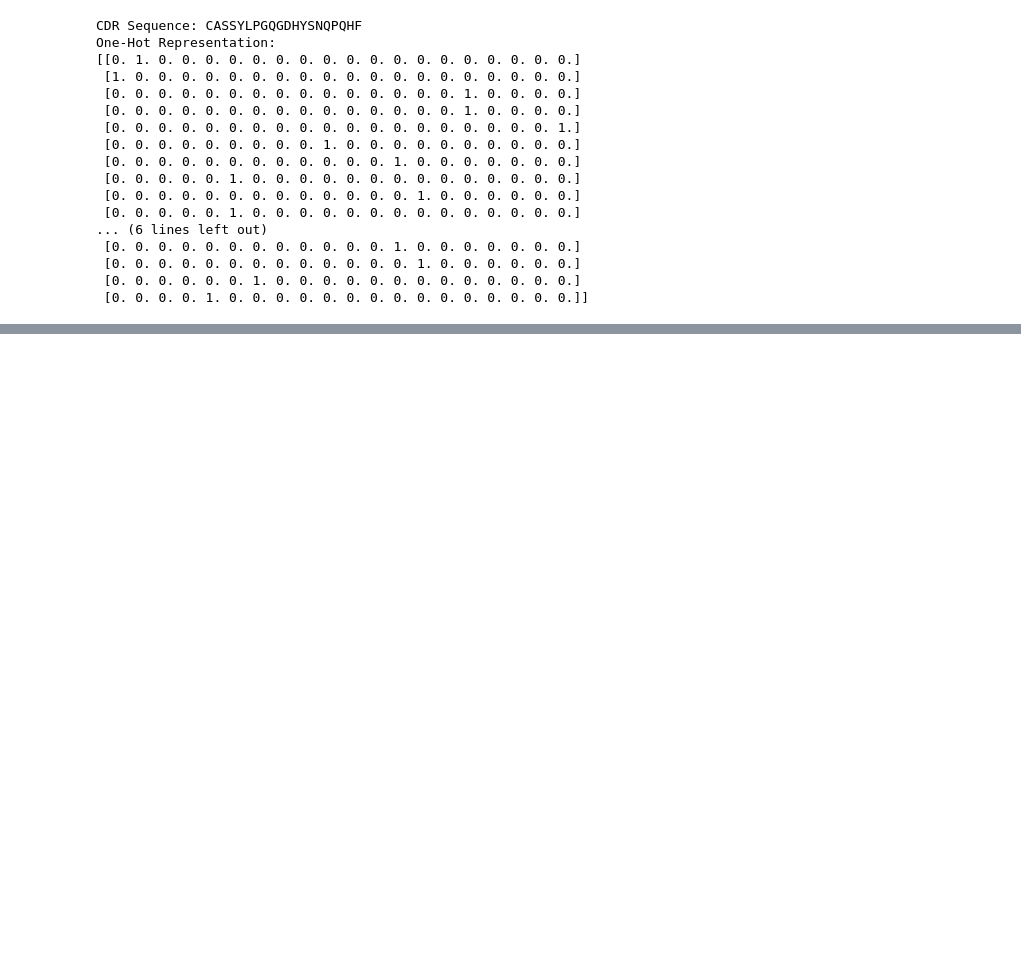
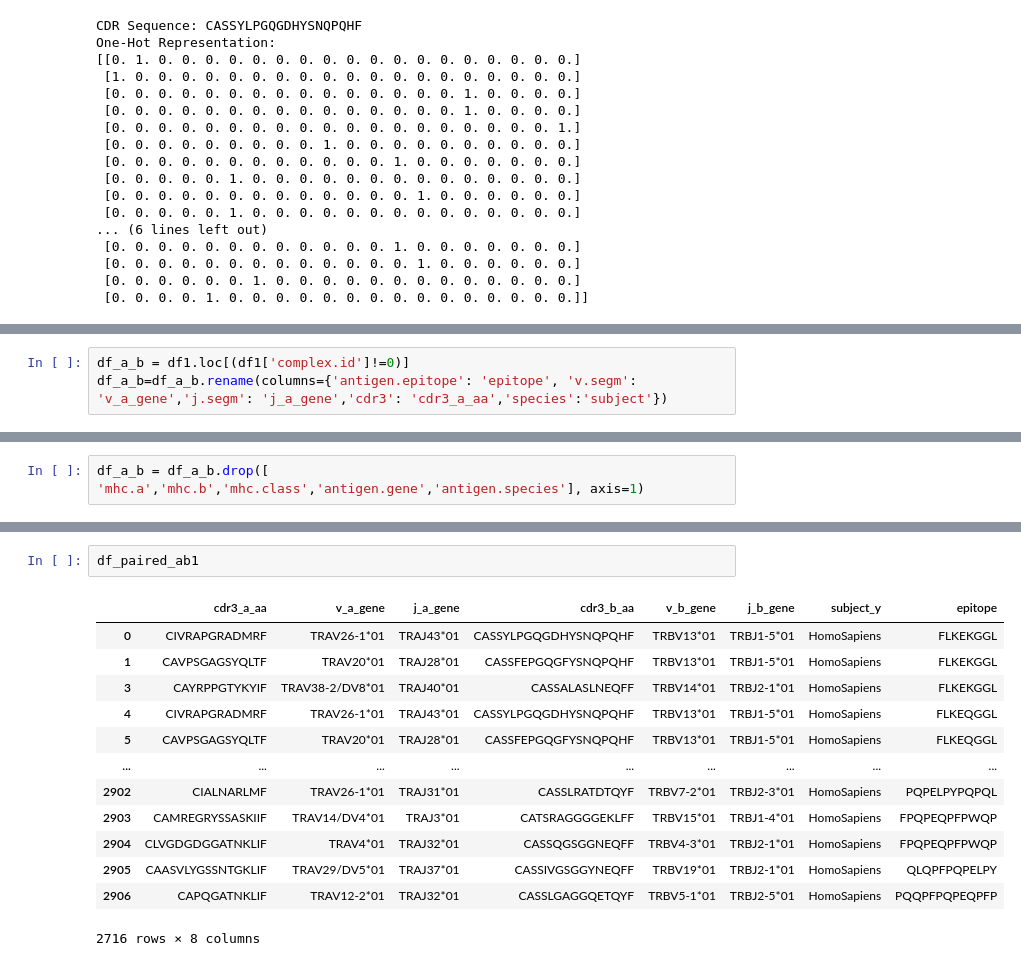
Before and after one commit to UoB-DSMP-2023-24/dsmp-2024-group10, a Jupyter notebook: T cell.ipynb, the cells around one changed output, grey strips where cells are left out. Saved outputs shown, nothing was run; the diff lists cells and outputs as text; blank space fills up the shorter version.

```diff
--- a/T cell.ipynb
+++ b/T cell.ipynb
@@ -132,0 +303,3 @@ One-Hot Representation:
+# %%
+df_a_b = df1.loc[(df1['complex.id']!=0)]
+df_a_b=df_a_b.rename(columns={'antigen.epitope': 'epitope', 'v.segm': 'v_a_gene','j.segm': 'j_a_gene','cdr3': 'cdr3_a_aa','species':'subject'})
@@ -132,0 +322,2 @@ One-Hot Representation:
+# %%
+df_a_b = df_a_b.drop([ 'mhc.a','mhc.b','mhc.class','antigen.gene','antigen.species'], axis=1)
@@ -132,0 +332,16 @@ One-Hot Representation:
+# %%
+df_paired_ab1
+# %% [output]
+|  | cdr3_a_aa | v_a_gene | j_a_gene | cdr3_b_aa | v_b_gene | j_b_gene | subject_y | epitope |
+| 0 | CIVRAPGRADMRF | TRAV26-1*01 | TRAJ43*01 | CASSYLPGQGDHYSNQPQHF | TRBV13*01 | TRBJ1-5*01 | HomoSapiens | FLKEKGGL |
+| 1 | CAVPSGAGSYQLTF | TRAV20*01 | TRAJ28*01 | CASSFEPGQGFYSNQPQHF | TRBV13*01 | TRBJ1-5*01 | HomoSapiens | FLKEKGGL |
+| 3 | CAYRPPGTYKYIF | TRAV38-2/DV8*01 | TRAJ40*01 | CASSALASLNEQFF | TRBV14*01 | TRBJ2-1*01 | HomoSapiens | FLKEKGGL |
+| 4 | CIVRAPGRADMRF | TRAV26-1*01 | TRAJ43*01 | CASSYLPGQGDHYSNQPQHF | TRBV13*01 | TRBJ1-5*01 | HomoSapiens | FLKEQGGL |
+| 5 | CAVPSGAGSYQLTF | TRAV20*01 | TRAJ28*01 | CASSFEPGQGFYSNQPQHF | TRBV13*01 | TRBJ1-5*01 | HomoSapiens | FLKEQGGL |
+| ... | ... | ... | ... | ... | ... | ... | ... | ... |
+| 2902 | CIALNARLMF | TRAV26-1*01 | TRAJ31*01 | CASSLRATDTQYF | TRBV7-2*01 | TRBJ2-3*01 | HomoSapiens | PQPELPYPQPQL |
+| 2903 | CAMREGRYSSASKIIF | TRAV14/DV4*01 | TRAJ3*01 | CATSRAGGGGEKLFF | TRBV15*01 | TRBJ1-4*01 | HomoSapiens | FPQPEQPFPWQP |
+| 2904 | CLVGDGDGGATNKLIF | TRAV4*01 | TRAJ32*01 | CASSQGSGGNEQFF | TRBV4-3*01 | TRBJ2-1*01 | HomoSapiens | FPQPEQPFPWQP |
+| 2905 | CAASVLYGSSNTGKLIF | TRAV29/DV5*01 | TRAJ37*01 | CASSIVGSGGYNEQFF | TRBV19*01 | TRBJ2-1*01 | HomoSapiens | QLQPFPQPELPY |
+| 2906 | CAPQGATNKLIF | TRAV12-2*01 | TRAJ32*01 | CASSLGAGGQETQYF | TRBV5-1*01 | TRBJ2-5*01 | HomoSapiens | PQQPFPQPEQPFP |
+2716 rows × 8 columns
```
Also changed, not shown: parts of 66 cells of this notebook.
